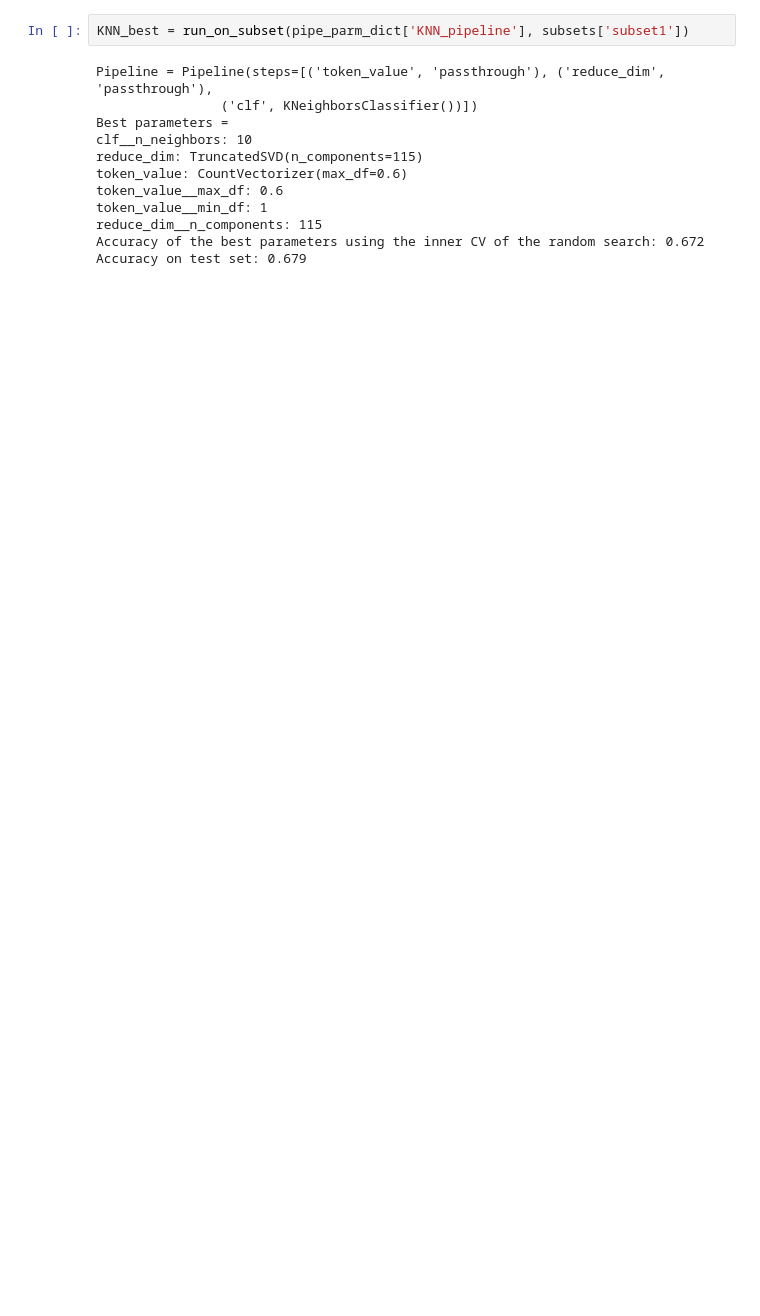
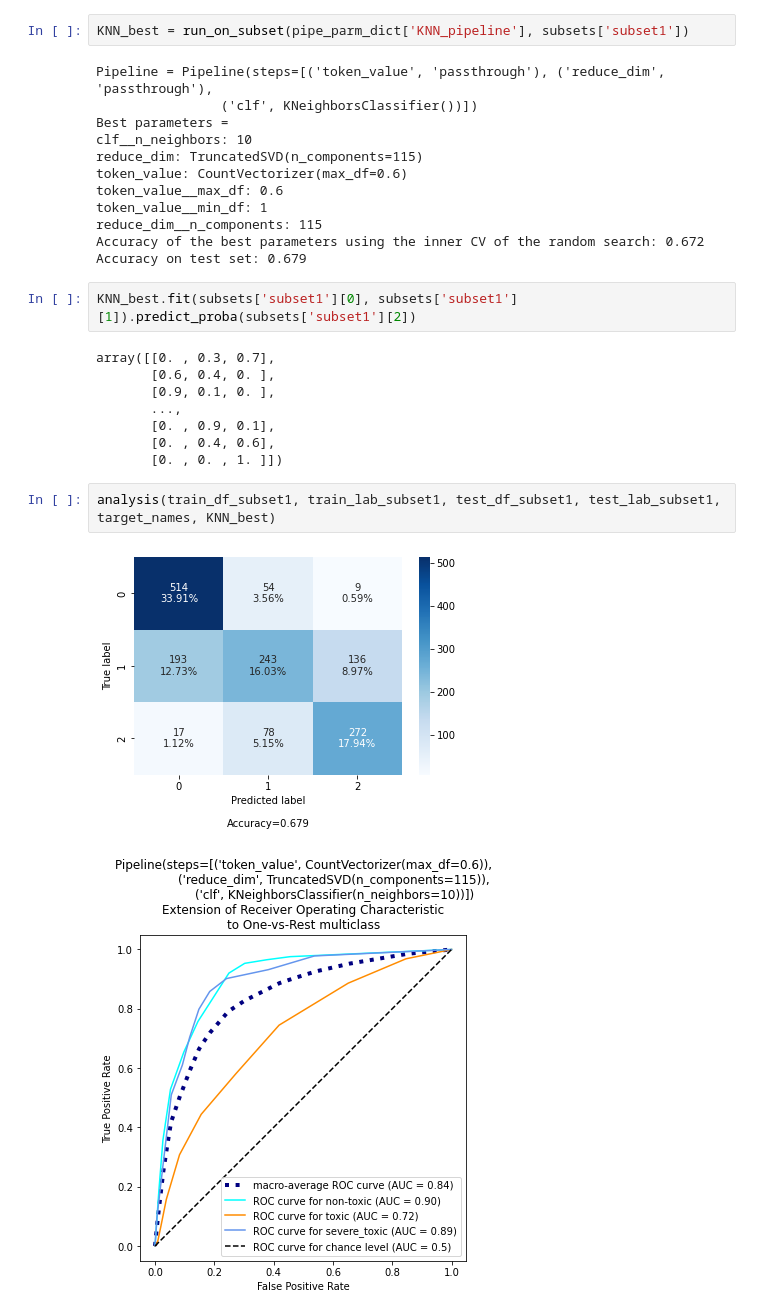
Before and after one commit to jjbocek/ToxicApp, a Jupyter notebook: ToxicApp_Sandbox.ipynb, the cells around one changed output. Drawn from its saved outputs; the diff is of its cells as text; blank space fills up the shorter version.

```diff
--- a/ToxicApp_Sandbox.ipynb
+++ b/ToxicApp_Sandbox.ipynb
@@ -476,6 +611,21 @@ token_value__min_df: 1
 reduce_dim__n_components: 115
 Accuracy of the best parameters using the inner CV of the random search: 0.672
 Accuracy on test set: 0.679
+# %%
+KNN_best.fit(subsets['subset1'][0], subsets['subset1'][1]).predict_proba(subsets['subset1'][2])
+# %% [output]
+array([[0. , 0.3, 0.7],
+       [0.6, 0.4, 0. ],
+       [0.9, 0.1, 0. ],
+       ...,
+       [0. , 0.9, 0.1],
+       [0. , 0.4, 0.6],
+       [0. , 0. , 1. ]])
+# %%
+analysis(train_df_subset1, train_lab_subset1, test_df_subset1, test_lab_subset1, target_names, KNN_best)
+# %% [output]
+[figure, added]
+[figure, added]
 # %%
 Rocchio_best = run_on_subset(pipe_parm_dict['Rocchio_pipeline'], subsets['subset1'])
 # %% [output]
```
Also changed, not shown: parts of 18 cells of this notebook.
